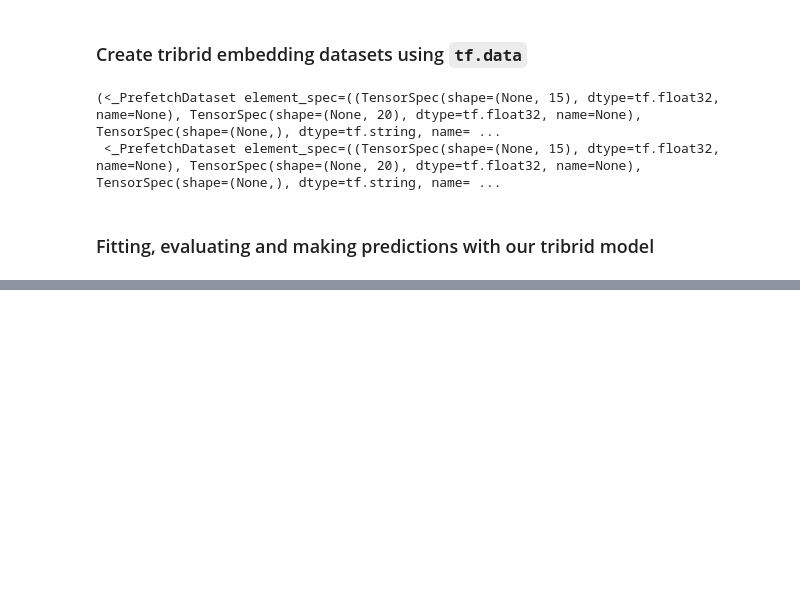
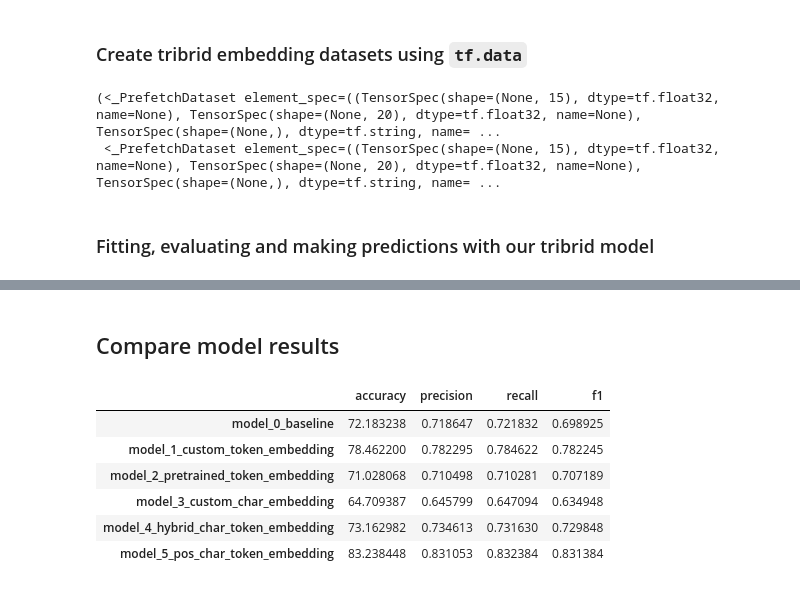
Before and after one commit to masrik-dev/Deep-Learning-with-TensorFlow-and-Python, a Jupyter notebook: 09_SkimLit_nlp_milestone_project_2.ipynb, the cells around one changed output, grey strips where cells are left out. Drawn from its saved outputs; the diff is of its cells as text; code cells hidden in the pictures; blank space fills up the shorter version.

```diff
--- a/09_SkimLit_nlp_milestone_project_2.ipynb
+++ b/09_SkimLit_nlp_milestone_project_2.ipynb
@@ -1534,0 +1602,20 @@ train_char_token_pos_dataset, val_char_token_pos_dataset
+# %% [markdown]
+## Compare model results
+# %%
+# Combine model results into a dataframe
+all_model_results = pd.DataFrame({"model_0_baseline": baseline_results,
+                                  "model_1_custom_token_embedding": model_1_results,
+                                  "model_2_pretrained_token_embedding": model_2_results,
+                                  "model_3_custom_char_embedding": model_3_results,
+                                  "model_4_hybrid_char_token_embedding": model_4_results,
+                                  "model_5_pos_char_token_embedding": model_5_results})
+all_model_results = all_model_results.transpose()
+all_model_results
+# %% [output]
+|  | accuracy | precision | recall | f1 |
+| model_0_baseline | 72.183238 | 0.718647 | 0.721832 | 0.698925 |
+| model_1_custom_token_embedding | 78.462200 | 0.782295 | 0.784622 | 0.782245 |
+| model_2_pretrained_token_embedding | 71.028068 | 0.710498 | 0.710281 | 0.707189 |
+| model_3_custom_char_embedding | 64.709387 | 0.645799 | 0.647094 | 0.634948 |
+| model_4_hybrid_char_token_embedding | 73.162982 | 0.734613 | 0.731630 | 0.729848 |
+| model_5_pos_char_token_embedding | 83.238448 | 0.831053 | 0.832384 | 0.831384 |
```
Also changed, not shown: parts of 15 cells of this notebook.
